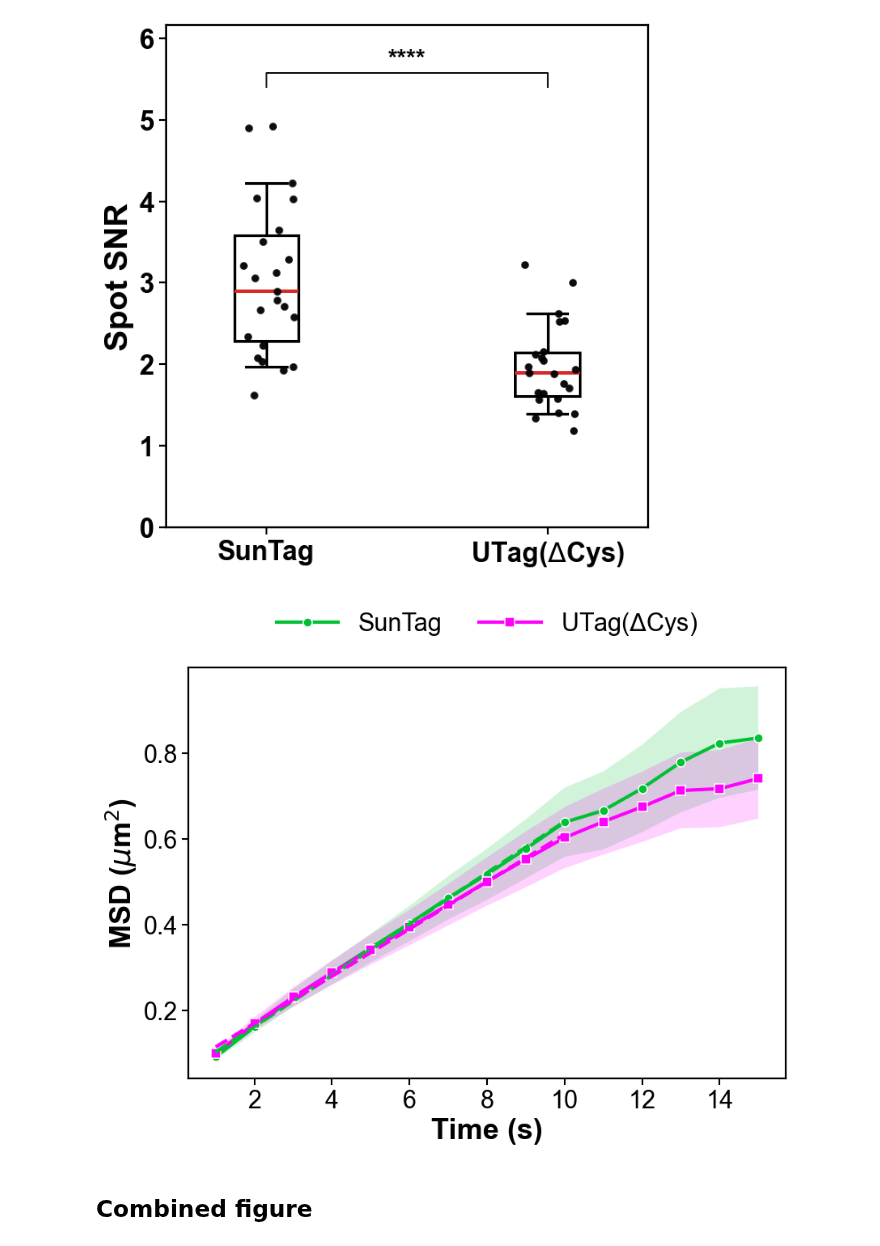
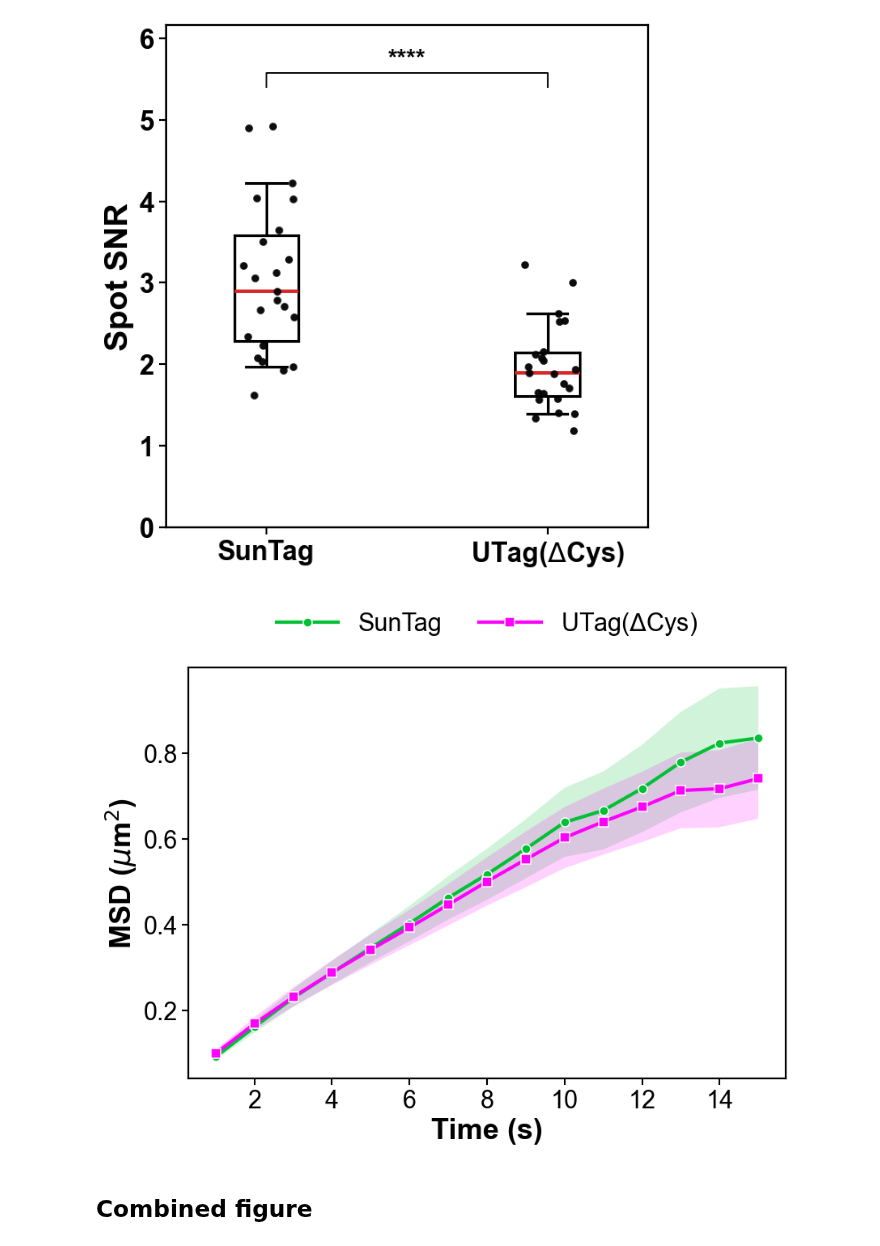
Before and after one commit to ningzhaoAnschutz/utag_paper, a Jupyter notebook: notebooks/Figure_8_Multiplexing/Figure_8_multiplexing_diffusion.ipynb, the cells around one changed output. Drawn from its saved outputs; the diff is of its cells as text; code cells hidden in the pictures.

```diff
--- a/notebooks/Figure_8_Multiplexing/Figure_8_multiplexing_diffusion.ipynb
+++ b/notebooks/Figure_8_Multiplexing/Figure_8_multiplexing_diffusion.ipynb
@@ -66,6 +66,7 @@ MSD_SCALE = "linear"
 MSD_ERROR_STYLE = "band"
 MSD_DISPLAY_MAX_SECONDS = None
 SHOW_INDIVIDUAL_CELL_MSD = False
+SHOW_FIT_LINES = False
 CONNECT_PAIRED_CELLS = False
 SHOW_BOXPLOTS = True
 SHOW_SAMPLE_COUNTS = False
@@ -203,26 +205,27 @@ for metric in CELL_METRICS:
 # %%
 msd_figure, msd_axis, _ = multiplexing_msd.plot_channel_msd(
     analysis,
     channels=CHANNELS,
     center=PLOT_CENTER,
     uncertainty=PLOT_UNCERTAINTY,
     paired_cells_only=True,
     require_valid_normal_fit=True,
     show_individual_cells=SHOW_INDIVIDUAL_CELL_MSD,
+    show_fit_lines=SHOW_FIT_LINES,
     error_style=MSD_ERROR_STYLE,
     scale=MSD_SCALE,
     maximum_display_lag_seconds=MSD_DISPLAY_MAX_SECONDS,
     normal_fit_max_lag_seconds=MAXIMUM_FIT_LAG_SECONDS,
     legend_position="top",
     figsize=MSD_FIGSIZE,
     show_sample_counts=SHOW_SAMPLE_COUNTS,
     show_title=False,
     plot_style=PLOT_STYLE,
     output_directory=PLOT_DIR,
     show=True,
 )
 # %% [output]
-[figure, old version]
+[figure, new version]
 # %% [markdown]
 ## Combined figure
 # %%
```
Also changed, not shown: parts of 3 cells of this notebook, 2 other files.
